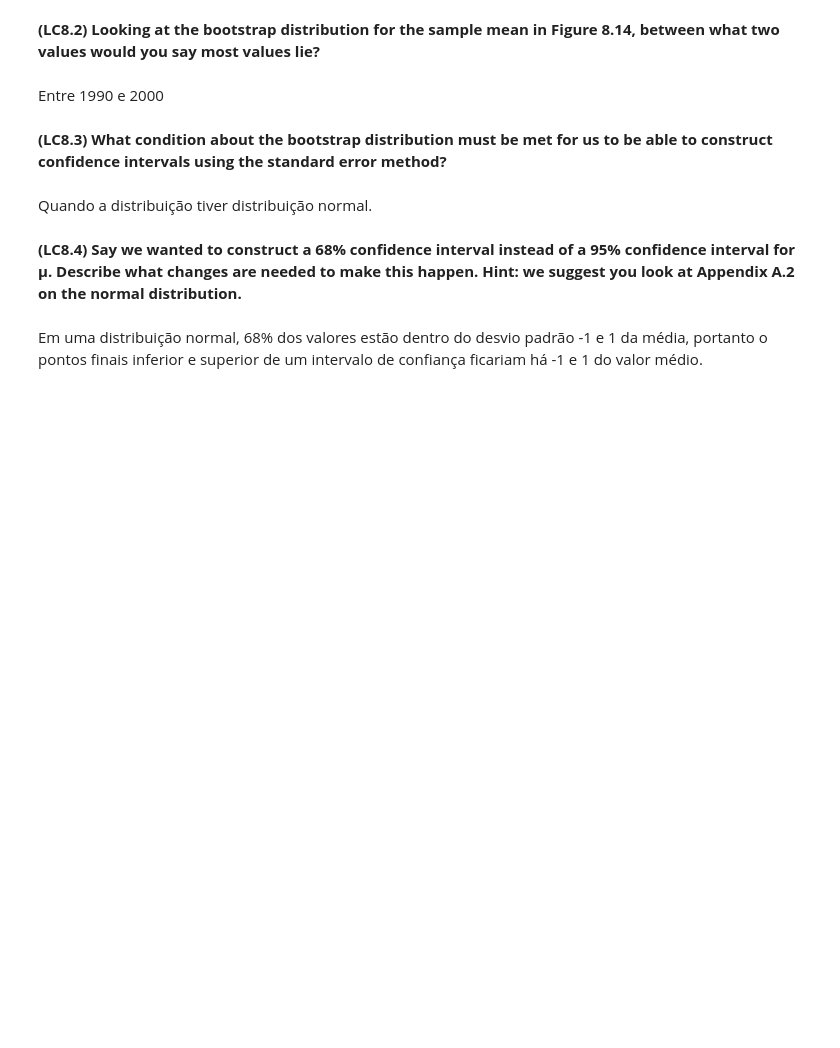
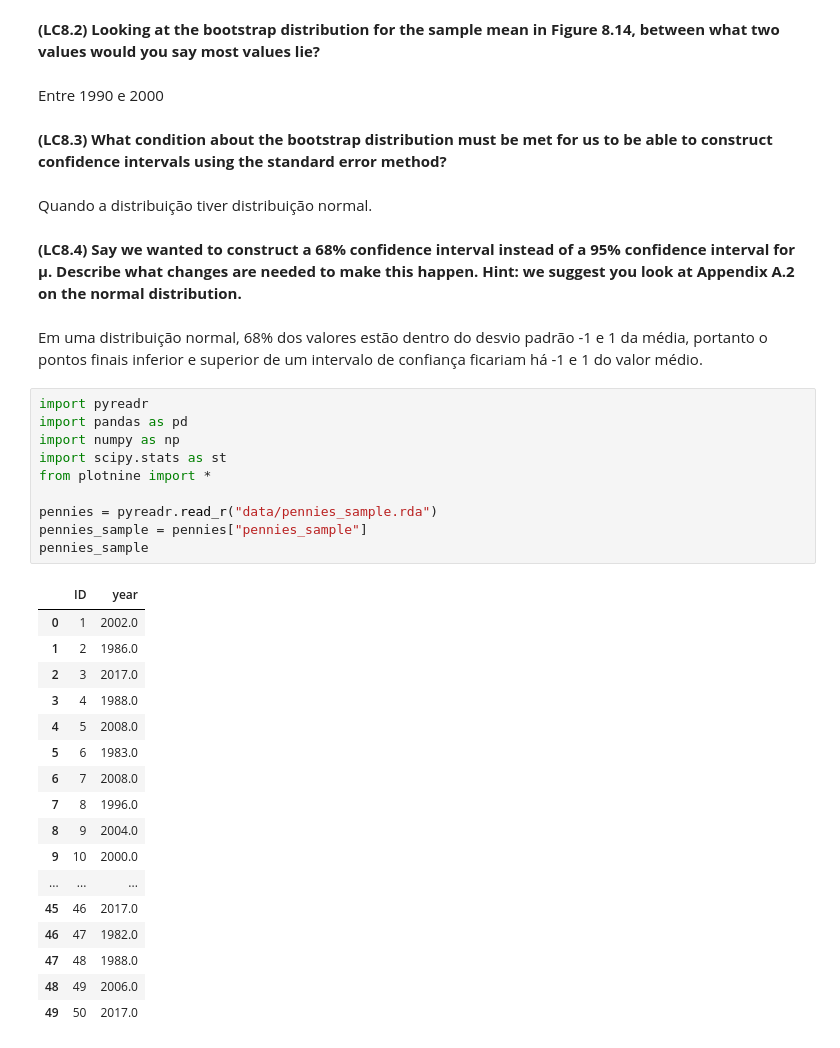
Before and after one commit to prof-LuizAlbano/feec-analise-dados-visual, a Jupyter notebook: Aulas/11-2024-05-24/RA272746_participacao7.ipynb, the cells around one changed output. Saved outputs shown, nothing was run; the diff lists cells and outputs as text; blank space fills up the shorter version.

```diff
--- a/Aulas/11-2024-05-24/RA272746_participacao7.ipynb
+++ b/Aulas/11-2024-05-24/RA272746_participacao7.ipynb
@@ -222,3 +214,31 @@ Quando a distribuição tiver distribuição normal.
 **(LC8.4) Say we wanted to construct a 68% confidence interval instead of a 95% confidence interval for μ. Describe what changes are needed to make this happen. Hint: we suggest you look at Appendix A.2 on the normal distribution.**
 <br><br>
 Em uma distribuição normal, 68% dos valores estão dentro do desvio padrão -1 e 1 da média, portanto o pontos finais inferior e superior de um intervalo de confiança ficariam há -1 e 1 do valor médio.
+# %%
+import pyreadr
+import pandas as pd
+import numpy as np
+import scipy.stats as st
+from plotnine import *
+
+pennies = pyreadr.read_r("data/pennies_sample.rda")
+pennies_sample = pennies["pennies_sample"]
+pennies_sample
+# %% [output]
+|  | ID | year |
+| 0 | 1 | 2002.0 |
+| 1 | 2 | 1986.0 |
+| 2 | 3 | 2017.0 |
+| 3 | 4 | 1988.0 |
+| 4 | 5 | 2008.0 |
+| 5 | 6 | 1983.0 |
+| 6 | 7 | 2008.0 |
+| 7 | 8 | 1996.0 |
+| 8 | 9 | 2004.0 |
+| 9 | 10 | 2000.0 |
+| ... | ... | ... |
+| 45 | 46 | 2017.0 |
+| 46 | 47 | 1982.0 |
+| 47 | 48 | 1988.0 |
+| 48 | 49 | 2006.0 |
+| 49 | 50 | 2017.0 |
```
Also changed, not shown: parts of 4 cells of this notebook, 3 other files.
